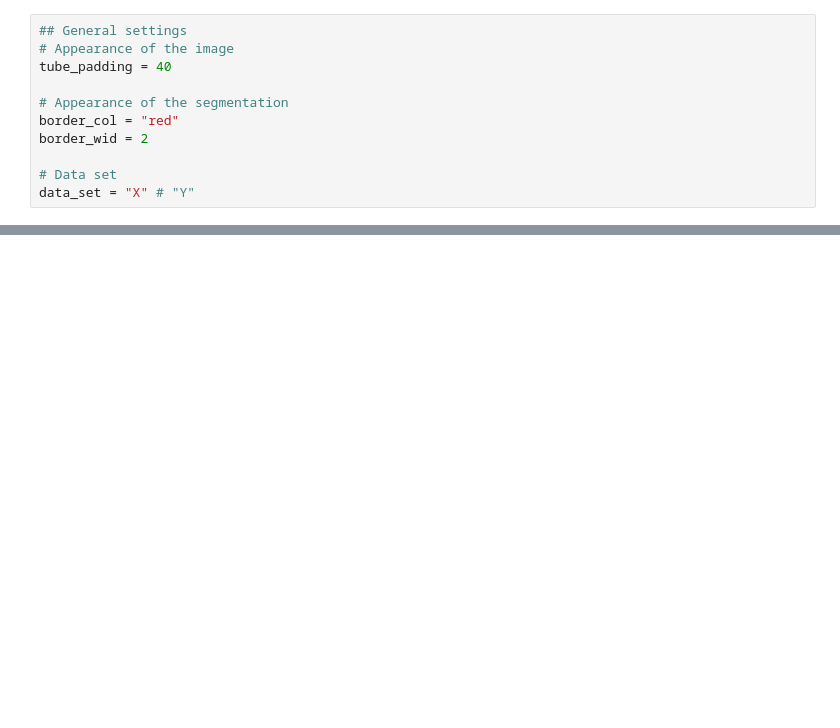
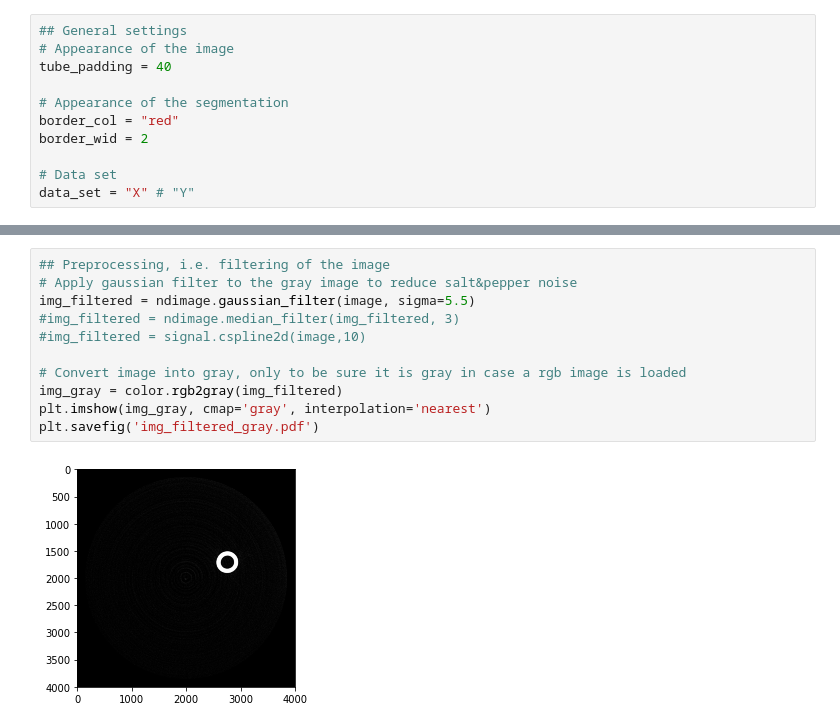
Before and after one commit to refurrer/IGTLab_RetoFurrer_2019, a Jupyter notebook: IGTLab_RetoFurrer_2019.ipynb, the cells around one changed output, grey strips where cells are left out. Saved outputs shown, nothing was run; the diff lists cells and outputs as text; blank space fills up the shorter version.

```diff
--- a/IGTLab_RetoFurrer_2019.ipynb
+++ b/IGTLab_RetoFurrer_2019.ipynb
@@ -41 +50,14 @@ data_set = "X" # "Y"
+# %%
+## Preprocessing, i.e. filtering of the image
+# Apply gaussian filter to the gray image to reduce salt&pepper noise
+img_filtered = ndimage.gaussian_filter(image, sigma=5.5)
+#img_filtered = ndimage.median_filter(img_filtered, 3)
+#img_filtered = signal.cspline2d(image,10)
+
+# Convert image into gray, only to be sure it is gray in case a rgb image is loaded
+img_gray = color.rgb2gray(img_filtered)
+plt.imshow(img_gray, cmap='gray', interpolation='nearest')
+plt.savefig('img_filtered_gray.pdf')
+# %% [output]
+[figure, added]
 # %%
```
Also changed, not shown: parts of 9 cells of this notebook.
